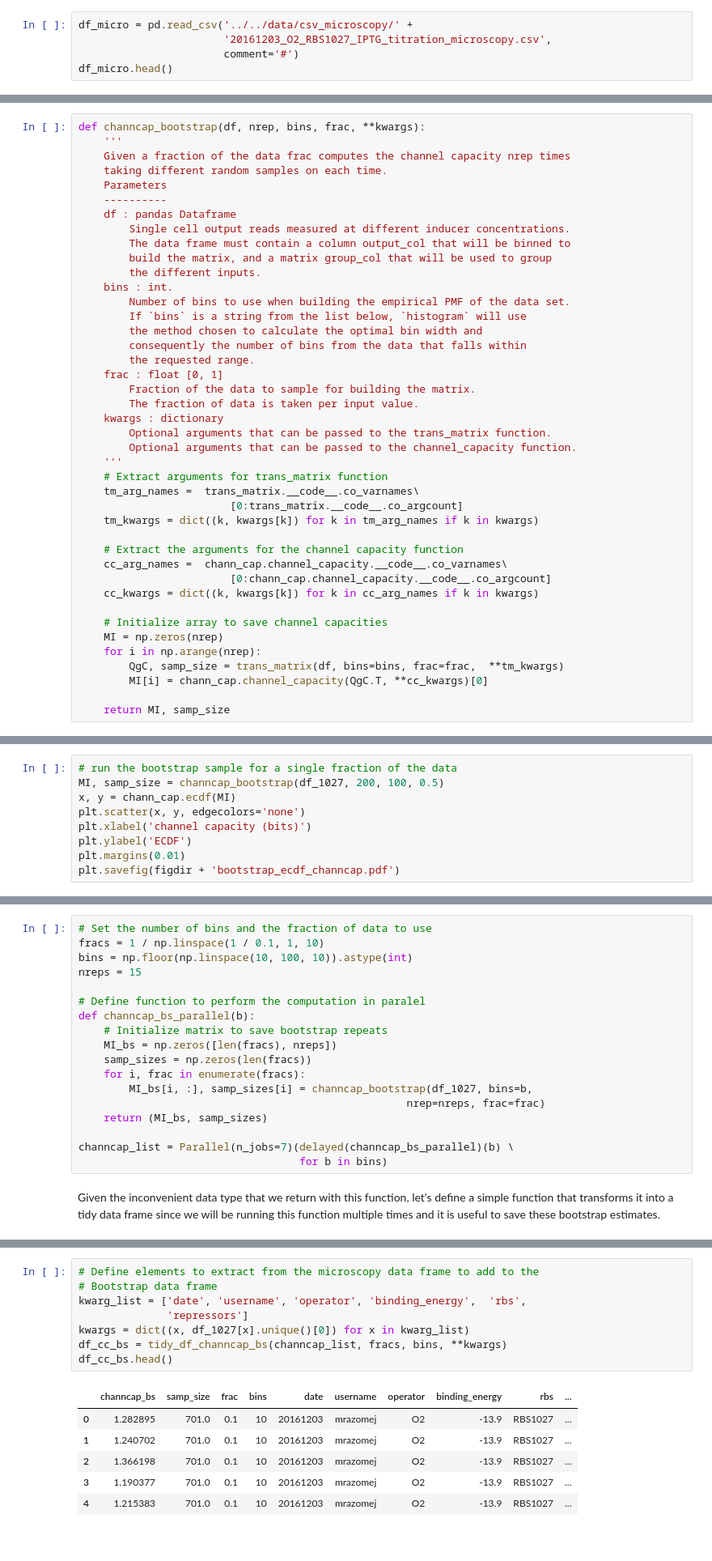
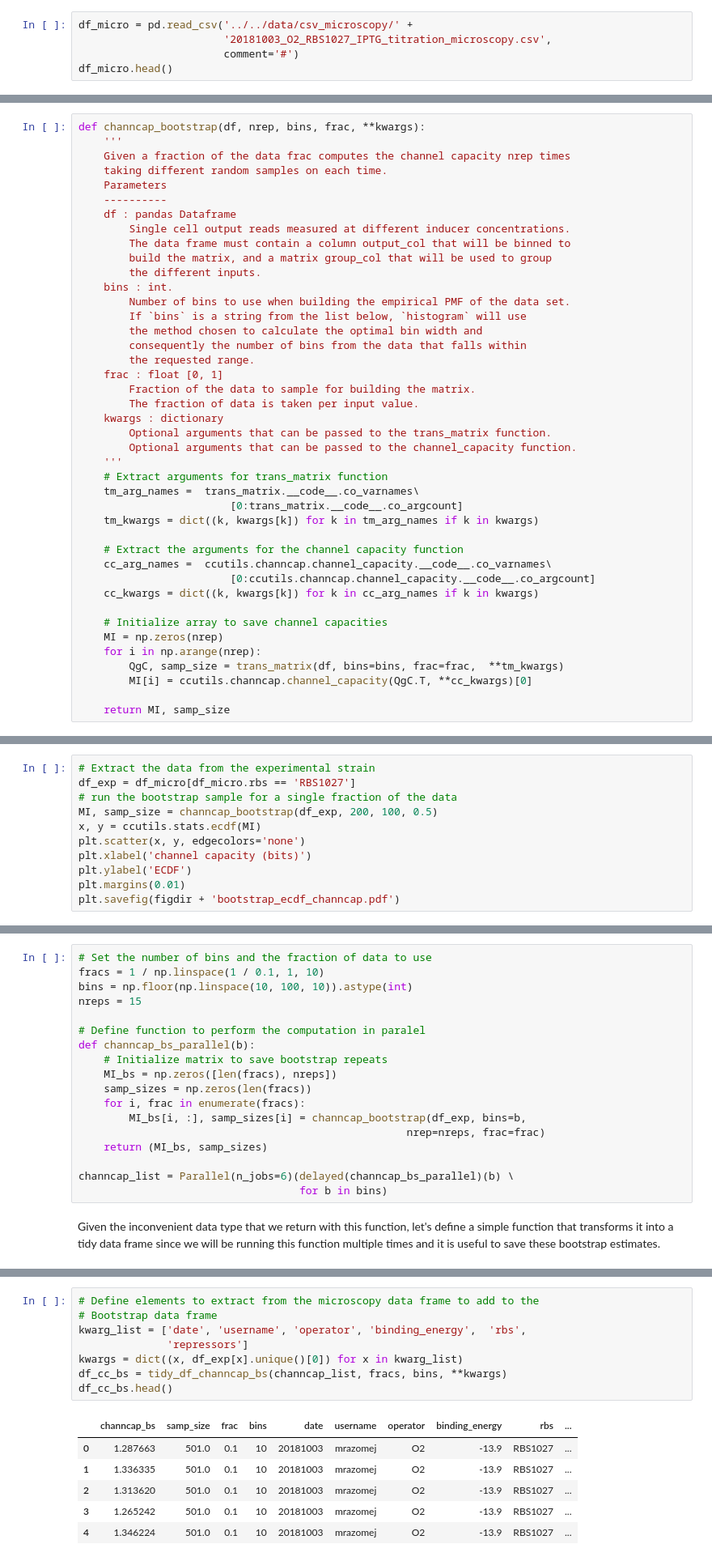
Before and after one commit to RPGroup-PBoC/chann_cap, a Jupyter notebook: src/channcap_exp/channel_capacity_bias_correction.ipynb, the cells around one changed output, grey strips where cells are left out. Shown at 81% size. Saved outputs shown, nothing was run; the diff lists cells and outputs as text.

```diff
--- a/src/channcap_exp/channel_capacity_bias_correction.ipynb
+++ b/src/channcap_exp/channel_capacity_bias_correction.ipynb
@@ -97,6 +94,6 @@ To begin our exploration of the theoretical data let's use as an example the `O2
 # %%
 df_micro = pd.read_csv('../../data/csv_microscopy/' +
-                       '20161203_O2_RBS1027_IPTG_titration_microscopy.csv',
+                       '20181003_O2_RBS1027_IPTG_titration_microscopy.csv',
                        comment='#')
 df_micro.head()
 # %% [output]
@@ -307,15 +313,15 @@ def channcap_bootstrap(df, nrep, bins, frac, **kwargs):
     tm_kwargs = dict((k, kwargs[k]) for k in tm_arg_names if k in kwargs)
 
     # Extract the arguments for the channel capacity function
-    cc_arg_names =  chann_cap.channel_capacity.__code__.co_varnames\
-                        [0:chann_cap.channel_capacity.__code__.co_argcount]
+    cc_arg_names =  ccutils.channcap.channel_capacity.__code__.co_varnames\
+                        [0:ccutils.channcap.channel_capacity.__code__.co_argcount]
     cc_kwargs = dict((k, kwargs[k]) for k in cc_arg_names if k in kwargs)
 
     # Initialize array to save channel capacities
     MI = np.zeros(nrep)
     for i in np.arange(nrep):
         QgC, samp_size = trans_matrix(df, bins=bins, frac=frac,  **tm_kwargs)
-        MI[i] = chann_cap.channel_capacity(QgC.T, **cc_kwargs)[0]
+        MI[i] = ccutils.channcap.channel_capacity(QgC.T, **cc_kwargs)[0]
 
     return MI, samp_size
 # %% [markdown]
@@ -327,7 +329,9 @@ df_1027 = df_micro[(df_micro.date == df_micro.date.unique()[0]) &\
 # %%
+# Extract the data from the experimental strain
+df_exp = df_micro[df_micro.rbs == 'RBS1027']
 # run the bootstrap sample for a single fraction of the data
-MI, samp_size = channcap_bootstrap(df_1027, 200, 100, 0.5)
-x, y = chann_cap.ecdf(MI)
+MI, samp_size = channcap_bootstrap(df_exp, 200, 100, 0.5)
+x, y = ccutils.stats.ecdf(MI)
 plt.scatter(x, y, edgecolors='none')
 plt.xlabel('channel capacity (bits)')
 plt.ylabel('ECDF')
@@ -353,11 +357,11 @@ def channcap_bs_parallel(b):
     MI_bs = np.zeros([len(fracs), nreps])
     samp_sizes = np.zeros(len(fracs))
     for i, frac in enumerate(fracs):
-        MI_bs[i, :], samp_sizes[i] = channcap_bootstrap(df_1027, bins=b,
+        MI_bs[i, :], samp_sizes[i] = channcap_bootstrap(df_exp, bins=b,
                                                     nrep=nreps, frac=frac)
     return (MI_bs, samp_sizes)
 
-channcap_list = Parallel(n_jobs=7)(delayed(channcap_bs_parallel)(b) \
+channcap_list = Parallel(n_jobs=6)(delayed(channcap_bs_parallel)(b) \
                                    for b in bins)
 # %% [markdown]
 Given the inconvenient data type that we return with this function, let's define a simple function that transforms it into a tidy data frame since we will be running this function multiple times and it is useful to save these bootstrap estimates.
@@ -426,18 +430,18 @@ def tidy_df_channcap_bs(channcap_list, fracs, bins, **kwargs):
 # %%
 # Define elements to extract from the microscopy data frame to add to the
 # Bootstrap data frame
 kwarg_list = ['date', 'username', 'operator', 'binding_energy',  'rbs',
               'repressors']
-kwargs = dict((x, df_1027[x].unique()[0]) for x in kwarg_list)
+kwargs = dict((x, df_exp[x].unique()[0]) for x in kwarg_list)
 df_cc_bs = tidy_df_channcap_bs(channcap_list, fracs, bins, **kwargs)
 df_cc_bs.head()
 # %% [output]
 |  | channcap_bs | samp_size | frac | bins | date | username | operator | binding_energy | rbs | ... |
-| 0 | 1.282895 | 701.0 | 0.1 | 10 | 20161203 | mrazomej | O2 | -13.9 | RBS1027 | ... |
-| 1 | 1.240702 | 701.0 | 0.1 | 10 | 20161203 | mrazomej | O2 | -13.9 | RBS1027 | ... |
-| 2 | 1.366198 | 701.0 | 0.1 | 10 | 20161203 | mrazomej | O2 | -13.9 | RBS1027 | ... |
-| 3 | 1.190377 | 701.0 | 0.1 | 10 | 20161203 | mrazomej | O2 | -13.9 | RBS1027 | ... |
-| 4 | 1.215383 | 701.0 | 0.1 | 10 | 20161203 | mrazomej | O2 | -13.9 | RBS1027 | ... |
+| 0 | 1.287663 | 501.0 | 0.1 | 10 | 20181003 | mrazomej | O2 | -13.9 | RBS1027 | ... |
+| 1 | 1.336335 | 501.0 | 0.1 | 10 | 20181003 | mrazomej | O2 | -13.9 | RBS1027 | ... |
+| 2 | 1.313620 | 501.0 | 0.1 | 10 | 20181003 | mrazomej | O2 | -13.9 | RBS1027 | ... |
+| 3 | 1.265242 | 501.0 | 0.1 | 10 | 20181003 | mrazomej | O2 | -13.9 | RBS1027 | ... |
+| 4 | 1.346224 | 501.0 | 0.1 | 10 | 20181003 | mrazomej | O2 | -13.9 | RBS1027 | ... |
 # %% [markdown]
 ### Plotting (sample size)$^{-1}$ vs. channel capacity
 
```
Also changed, not shown: parts of 29 cells of this notebook.
